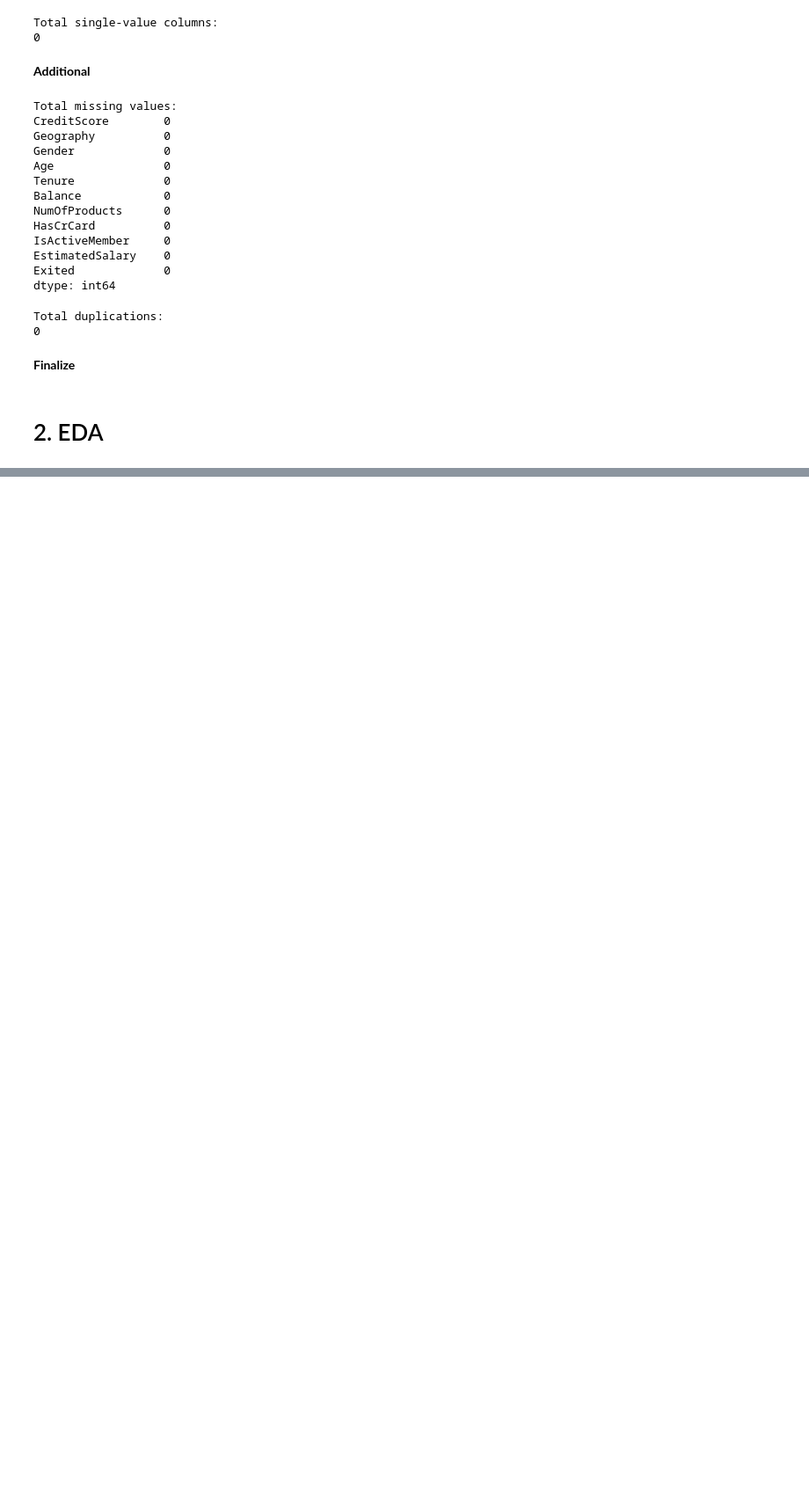
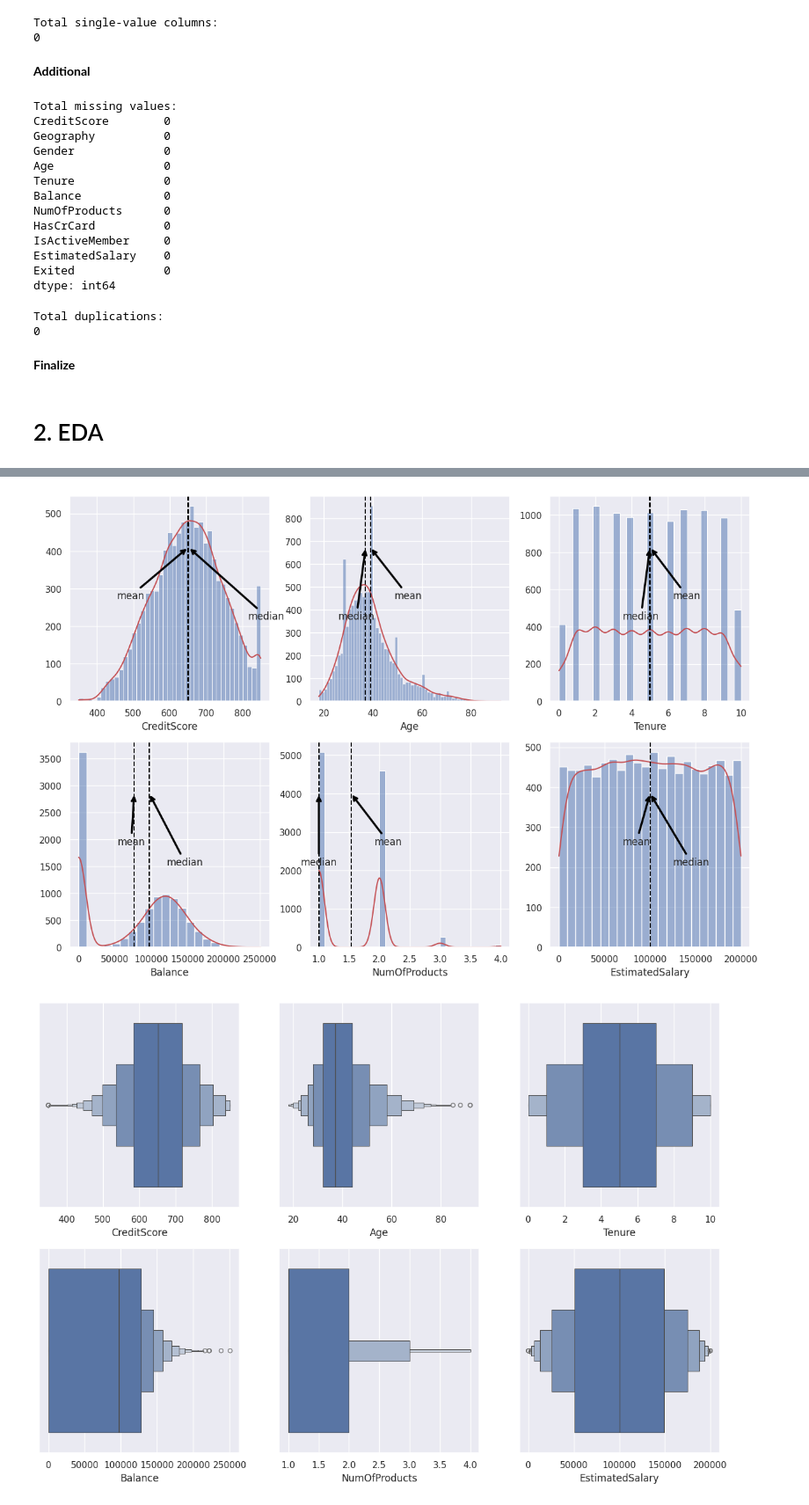
Before and after one commit to hyugai/ML-Classification-CustomerChurn_EuropeanBasedBank, a Jupyter notebook: jupyter/init.ipynb, the cells around one changed output, grey strips where cells are left out. Shown at 88% size. Drawn from its saved outputs; the diff is of its cells as text; code cells hidden in the pictures; blank space fills up the shorter version.

```diff
--- a/jupyter/init.ipynb
+++ b/jupyter/init.ipynb
@@ -16,3 +5,17 @@ from src.jupyter.support import *
+# %%
+# data structure
+import numpy as np
+import pandas as pd
+
+# visualizations
+import matplotlib.pyplot as plt
+import seaborn as sns
+import statsmodels.api as sm
+import squarify
+## settings
+%matplotlib inline
+plt.rcParams['figure.figsize'] = (15, 10)
+sns.set_theme('notebook')
 # %% [markdown]
 <b>Load Dataset</b>
 # %%
@@ -149,0 +198,25 @@ df_cleaned.to_csv('../resource/data/cleaned.csv', index=False)
+# %%
+# hist + boxen + qq
+##
+figs, axes = dict(), dict()
+graphs = ['hist', 'boxen', 'qq']
+for graph in graphs:
+    figs[graph], axes[graph] = plt.subplots(2, 3, sharex=False, sharey=False,
+                                            figsize=(15, 10))
+##
+names = np.array(num_cols).reshape(2, 3)
+##
+for i in range(2):
+    for j in range(3):
+        plot_hist(axes['hist'][i, j], names[i, j])
+        plot_boxen(axes['boxen'][i, j], names[i, j])
+        plot_qq(axes['qq'][i, j], names[i, j])
+
+for name, fig in figs.items():
+    fig.savefig(f'../resource/jupyter/image/eda_{name}.png')
+
+plt.tight_layout()
+plt.show()
+# %% [output]
+[figure, added]
+[figure, added]
```
Also changed, not shown: parts of 8 cells of this notebook, 3 other files.
